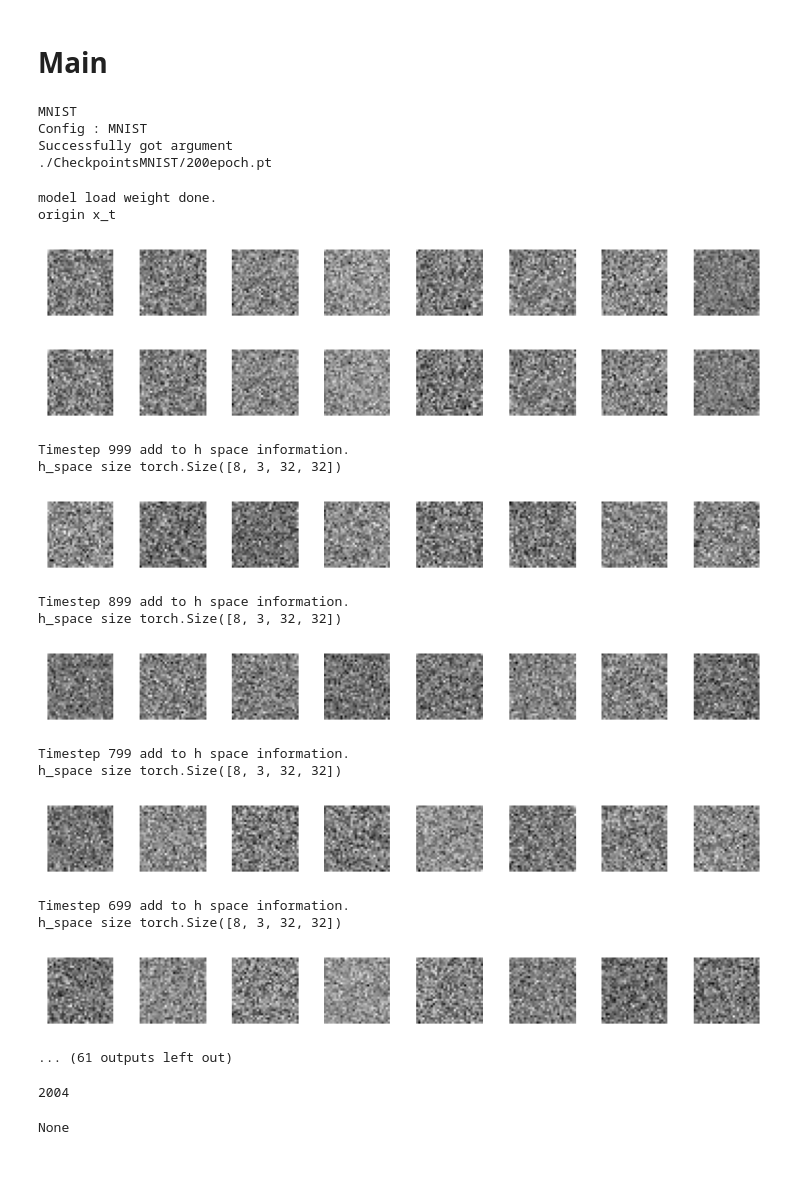
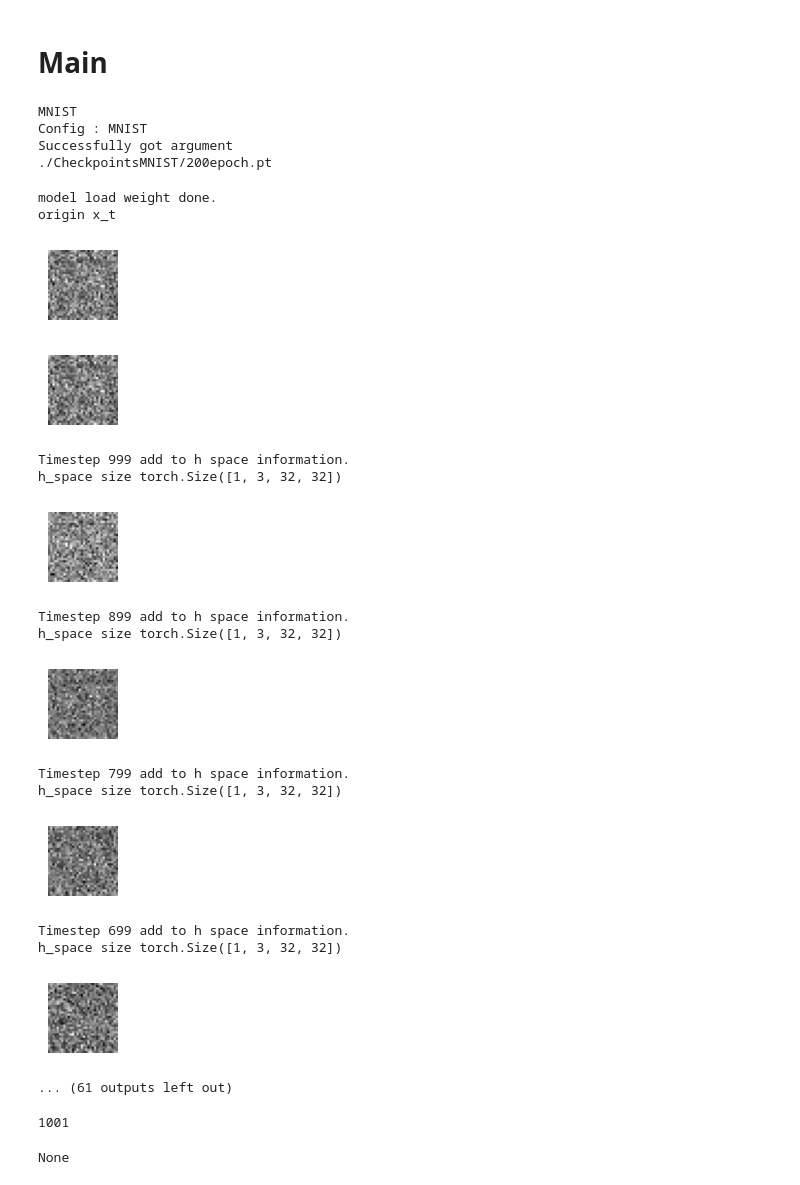
Before and after one commit to HAYU9013/FD_ana_minst, a Jupyter notebook: shortddpm fdana.ipynb, the cells around one changed output. Saved outputs shown, nothing was run; the diff lists cells and outputs as text; code cells hidden in the pictures.

```diff
--- a/shortddpm fdana.ipynb
+++ b/shortddpm fdana.ipynb
@@ -389,13 +389,27 @@ class GradualWarmupScheduler(_LRScheduler):
 
 
 # Diffusion
+# def extract(v, t, x_shape):
+#     """
+#     Extract some coefficients at specified timesteps, then reshape to
+#     [batch_size, 1, 1, 1, 1, ...] for broadcasting purposes.
+#     """
+#     device = t.device
+#     out = torch.gather(v, index=t, dim=0).float().to(device)
+#     return out.view([t.shape[0]] + [1] * (len(x_shape) - 1))
+
 def extract(v, t, x_shape):
     """
-    Extract some coefficients at specified timesteps, then reshape to
-    [batch_size, 1, 1, 1, 1, ...] for broadcasting purposes.
+    Extract coefficients at specified timesteps with device handling.
     """
     device = t.device
-    out = torch.gather(v, index=t, dim=0).float().to(device)
+    # Ensure v is on the same device as t
+    v = v.to(device)
+
+    # Ensure t is within bounds
+    t = torch.clamp(t, 0, v.shape[0]-1)
+
+    out = torch.gather(v, index=t, dim=0).float()
     return out.view([t.shape[0]] + [1] * (len(x_shape) - 1))
 # %%
 
@@ -1152,53 +1166,53 @@ args = {
     'epochs': 200,
     # 'epochs': 50,
     # 'batch_size': 80,
-    'batch_size': 8, # 一次幾張圖片
+    'batch_size': 1, # 一次幾張圖片
     'split_class': [0,1,2,3,4,5,6,7,8,9],  # Trained specific class of data 指定數字用這裡，可以塞很多數字
     'load_training_checkpoint': 0,  # Load the number of trained epochs
     "test_load_weight": "200epoch.pt",
 }
 
 # Set random seed
 # seed_everything(args['seed'])
 seed_everything(args['seed']+55)
 print(args['dataset'])
 
 
 # Get the model configuration
 model_config = set_config(args, custom_dataset=args['dataset'])
 
 # Log message to confirm configuration
 print("Successfully got argument")
 analyzer.clean
 analyzer.config = model_config
 # train(args, model_config)
 eval(args, model_config)
 # %% [output]
 MNIST
 Config : MNIST
 Successfully got argument
 ./CheckpointsMNIST/200epoch.pt
 model load weight done.
 origin x_t
-[figure, old version]
+[figure, new version]
-[figure, old version]
+[figure, new version]
 Timestep 999 add to h space information.
-h_space size torch.Size([8, 3, 32, 32])
+h_space size torch.Size([1, 3, 32, 32])
-[figure, old version]
+[figure, new version]
 Timestep 899 add to h space information.
-h_space size torch.Size([8, 3, 32, 32])
+h_space size torch.Size([1, 3, 32, 32])
-[figure, old version]
+[figure, new version]
 Timestep 799 add to h space information.
-h_space size torch.Size([8, 3, 32, 32])
+h_space size torch.Size([1, 3, 32, 32])
-[figure, old version]
+[figure, new version]
 Timestep 699 add to h space information.
-h_space size torch.Size([8, 3, 32, 32])
+h_space size torch.Size([1, 3, 32, 32])
-[figure, old version]
+[figure, new version]
 ... (61 outputs left out)
 # %%
 len(analyzer.hsapce)
 # %% [output]
-2004
+1001
 # %%
 print(train_dataset_golbal)
 # %% [output]
```
Also changed, not shown: parts of 12 cells of this notebook, 1 other file.
